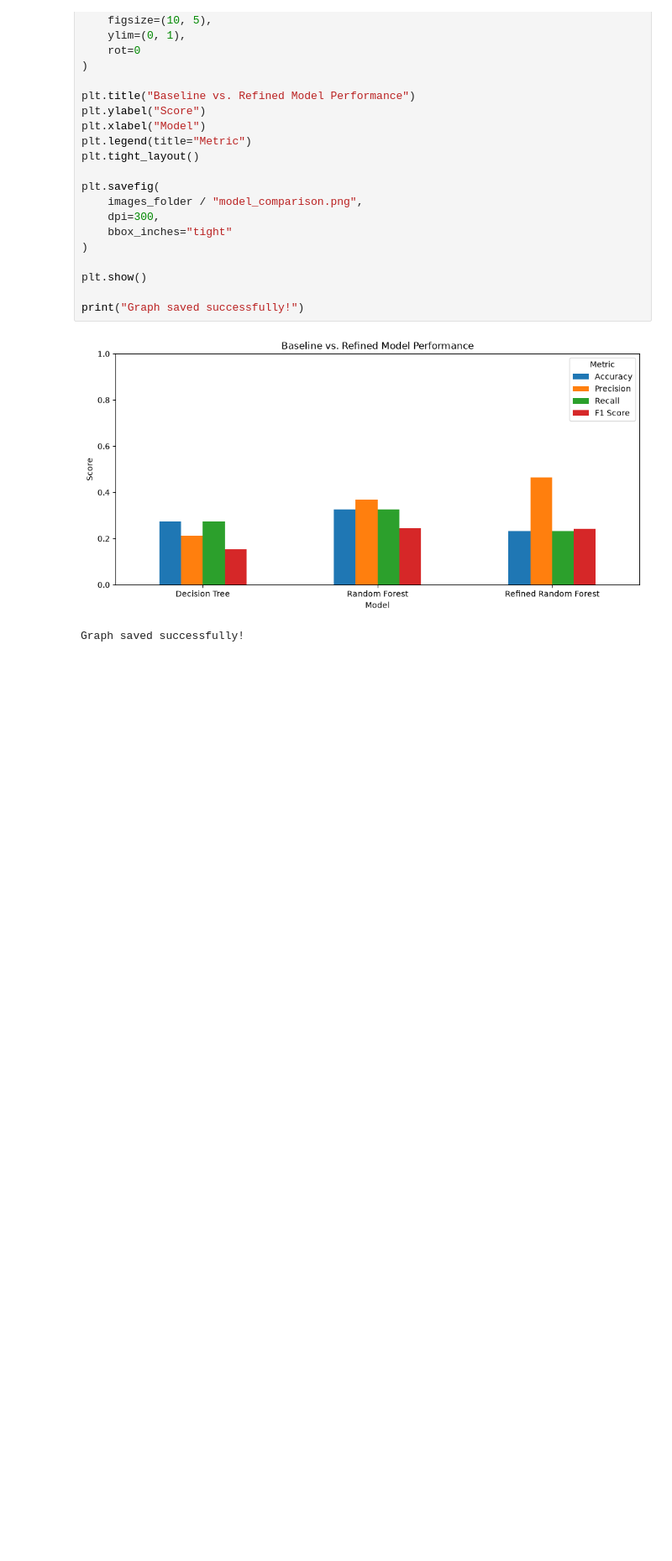
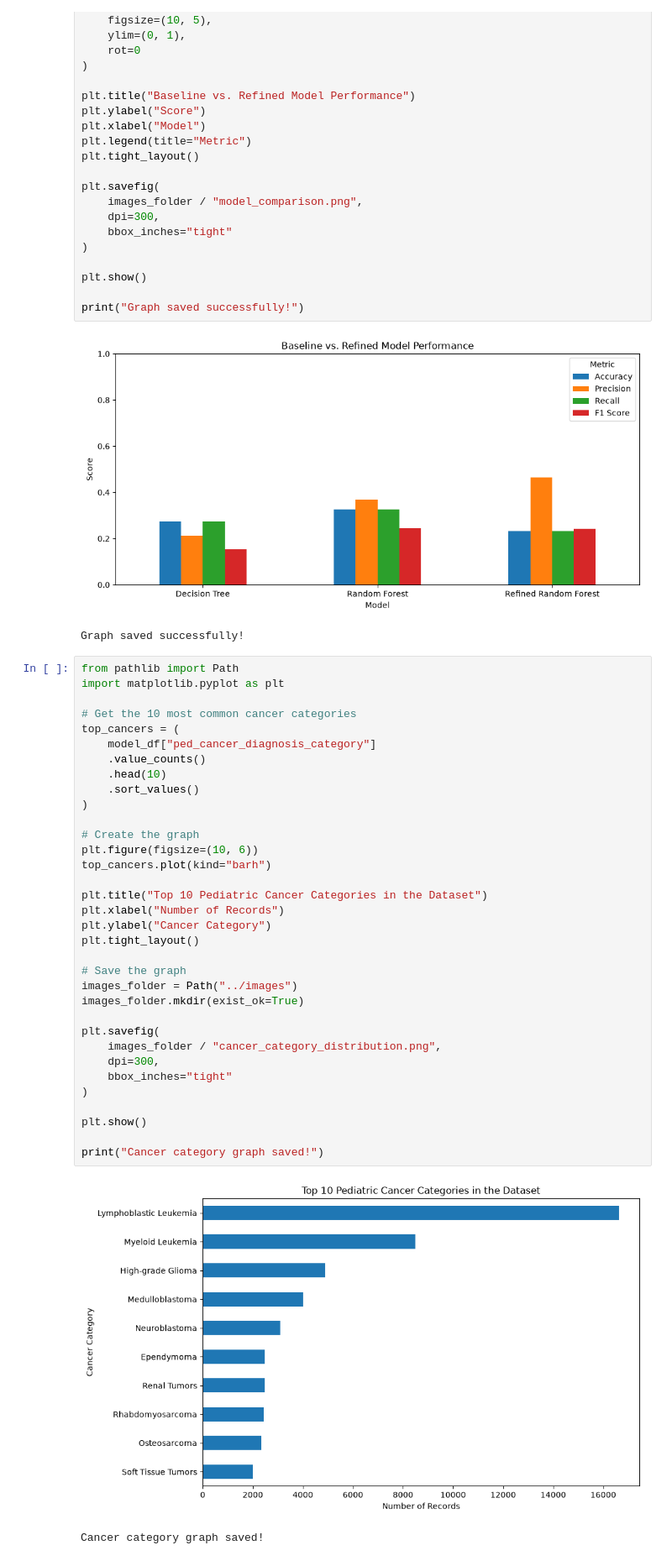
Before and after one commit to liacodes4/Lia-Capstone, a Jupyter notebook: notebooks/01_data_exploration.ipynb, the cells around one changed output. Shown at 84% size. Drawn from its saved outputs; the diff is of its cells as text; blank space fills up the shorter version.

Commit message:
Add cancer category distribution visualization

```diff
--- a/notebooks/01_data_exploration.ipynb
+++ b/notebooks/01_data_exploration.ipynb
@@ -872,3 +872,40 @@ print("Graph saved successfully!")
 # %% [output]
 [figure]
 Graph saved successfully!
+# %%
+from pathlib import Path
+import matplotlib.pyplot as plt
+
+# Get the 10 most common cancer categories
+top_cancers = (
+    model_df["ped_cancer_diagnosis_category"]
+    .value_counts()
+    .head(10)
+    .sort_values()
+)
+
+# Create the graph
+plt.figure(figsize=(10, 6))
+top_cancers.plot(kind="barh")
+
+plt.title("Top 10 Pediatric Cancer Categories in the Dataset")
+plt.xlabel("Number of Records")
+plt.ylabel("Cancer Category")
+plt.tight_layout()
+
+# Save the graph
+images_folder = Path("../images")
+images_folder.mkdir(exist_ok=True)
+
+plt.savefig(
+    images_folder / "cancer_category_distribution.png",
+    dpi=300,
+    bbox_inches="tight"
+)
+
+plt.show()
+
+print("Cancer category graph saved!")
+# %% [output]
+[figure, added]
+Cancer category graph saved!
```
Also changed, not shown: parts of 1 cell of this notebook, 2 other files.
